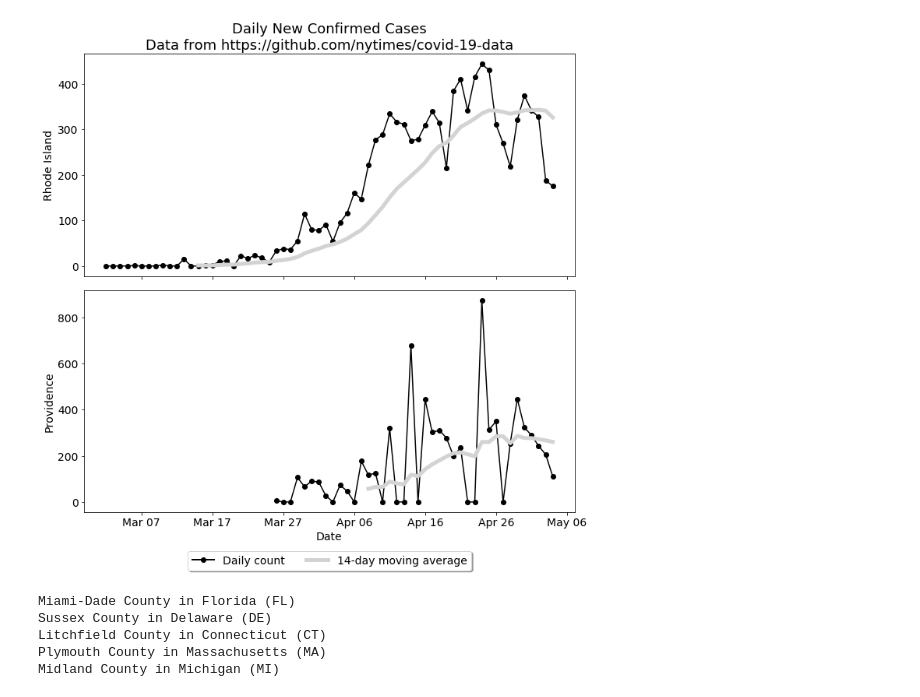
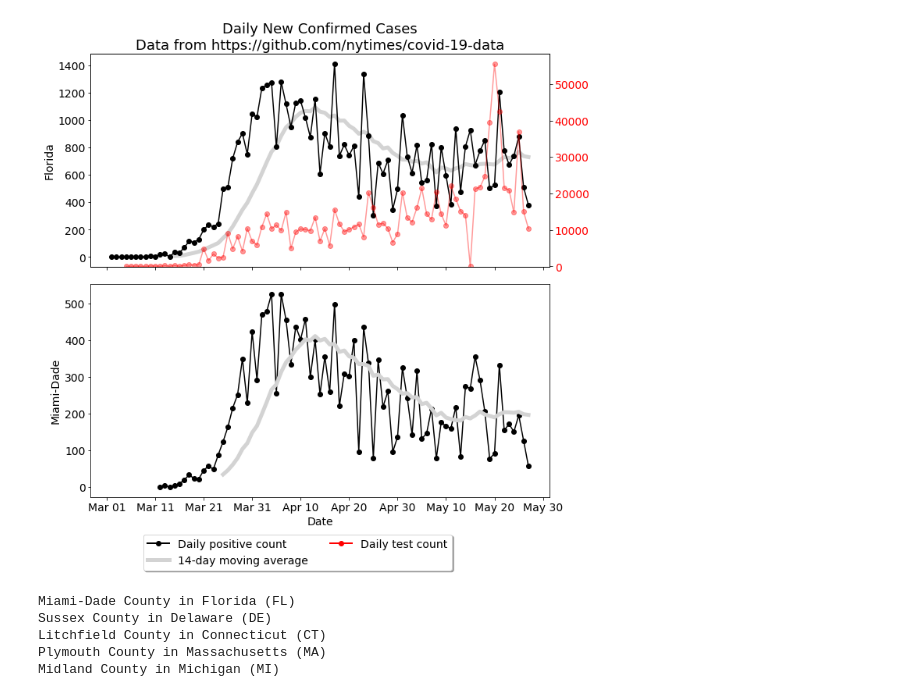
Before and after one commit to mdgrossi/covid19, a Jupyter notebook: cases.ipynb, the cells around one changed output. Saved outputs shown, nothing was run; the diff lists cells and outputs as text; code cells hidden in the pictures.

Commit message:
Make normalized daily counts plots

```diff
--- a/cases.ipynb
+++ b/cases.ipynb
@@ -6,5 +7,7 @@ import matplotlib.dates as mdates
 # %%
 # Read in
-url = 'https://raw.githubusercontent.com/nytimes/covid-19-data/master/'
-byState = pd.read_csv(url+'us-states.csv', index_col='state', parse_dates=['date'])
-byCnty = pd.read_csv(url+'us-counties.csv', index_col='state', parse_dates=['date'])
+urlNYT = 'https://raw.githubusercontent.com/nytimes/covid-19-data/master/'
+urlAtl = 'https://covidtracking.com/api/v1/states/'
+byState = pd.read_csv(urlNYT+'us-states.csv', index_col='state', parse_dates=['date'])
+byCnty = pd.read_csv(urlNYT+'us-counties.csv', index_col='state', parse_dates=['date'])
+fullData = pd.read_csv(urlAtl+'daily.csv', index_col='state', parse_dates=['date'])
@@ -14,12 +14,17 @@ c = 'Providence'
+# %%
+s = 'Florida'
+c = 'Miami-Dade'
 # %%
 state = byState.loc[s]
 county = byCnty.loc[s]
 county = county.reset_index().set_index('county')
 county = county.loc[c]
+historic = fullData.loc[abb.us_state_abbrev[s]]
 # %%
 # Add new cases
 state = state.reset_index().set_index('date')
 county = county.reset_index().set_index('date')
+historic = historic.reset_index().set_index('date')
 state['newCases'] = state.cases.diff()
 for cnty, data in county.groupby('county'):
     county.loc[county['county']==cnty, 'newCases'] = data.cases.transform('diff')
@@ -26,38 +68,44 @@ for cnty, data in county.groupby('county'):
 # %%
 # Make plot
-fig, (ax1, ax2) = plt.subplots(2, 1, figsize=(10, 10), sharex=True)
+fig, (ax1, ax3) = plt.subplots(2, 1, figsize=(10, 10), sharex=True)
 
-ax1.plot(state['newCases'], '-o', label='Daily count', color='black')
-ax1.plot(state['newCases'].rolling(14).mean(), label='14-day moving average', color='lightgrey', linewidth=5)
+ax1.plot(state['newCases'], '-o', label='Daily positive count', color='black', zorder=1)
+ax1.plot(state['newCases'].rolling(14).mean(), label='14-day moving average', color='lightgrey', linewidth=5, zorder=0)
 ax1.tick_params(axis='x', labelsize=14)
 ax1.tick_params(axis='y', labelsize=14)
 ax1.set_ylabel(s, fontsize=14)
 ax1.set_title('Daily New Confirmed Cases\nData from https://github.com/nytimes/covid-19-data', fontsize=18)
 ax1.xaxis.set_major_locator(mdates.DayLocator(interval=10))
 ax1.xaxis.set_major_formatter(mdates.DateFormatter('%b %d'))
+ax2 = ax1.twinx()
+ax2.plot(historic['totalTestResultsIncrease'], '-o', label='Daily test count', color='red', zorder=0, alpha=0.4)
+ax2.tick_params(axis='y', labelsize=14, labelcolor='red')
+ax2.set_ylim(-100, None)
 
-ax2.plot(county['newCases'], '-o', label='Daily count', color='black')
-ax2.plot(county['newCases'].rolling(14).mean(), label='14-day moving average', color='lightgrey', linewidth=5)
-ax2.set_xlabel('Date', fontsize=14)
-ax2.tick_params(axis='x', labelsize=14)
-ax2.tick_params(axis='y', labelsize=14)
-ax2.set_ylabel(c, fontsize=14)
-ax2.legend(loc='best', fontsize=14)
-ax2.xaxis.set_major_locator(mdates.DayLocator(interval=10))
-ax2.xaxis.set_major_formatter(mdates.DateFormatter('%b %d'))
+ax3.plot(county['newCases'], '-o', label='Daily count', color='black')
+ax3.plot(county['newCases'].rolling(14).mean(), label='14-day moving average', color='lightgrey', linewidth=5)
+ax3.set_xlabel('Date', fontsize=14)
+ax3.tick_params(axis='x', labelsize=14)
+ax3.tick_params(axis='y', labelsize=14)
+ax3.set_ylabel(c, fontsize=14)
+ax3.legend(loc='best', fontsize=14)
+ax3.xaxis.set_major_locator(mdates.DayLocator(interval=10))
+ax3.xaxis.set_major_formatter(mdates.DateFormatter('%b %d'))
 
 custom_lines = [plt.Line2D([0],[0], linestyle='solid', lw=2,
                            color='black', marker='o'),
                 plt.Line2D([0],[0], linestyle='solid', lw=5,
-                           color='lightgrey')]
-ax2.legend(custom_lines, ['Daily count', '14-day moving average'],
+                           color='lightgrey'),
+                plt.Line2D([0],[0], linestyle='solid', lw=2,
+                           color='red', marker='o')]
+ax3.legend(custom_lines, ['Daily positive count', '14-day moving average', 'Daily test count'],
            ncol=2, fontsize=14, bbox_to_anchor=(0.8, -0.15),
            edgecolor='lightgrey', fancybox=True, shadow=True)
 
 plt.tight_layout()
 plt.show()
 # %% [output]
-[figure, old version]
+[figure, new version]
 # %%
 from us_state_abbrev import us_state_abbrev as abbr
 # %%
```
Also changed, not shown: parts of 7 cells of this notebook, 1 other file.
